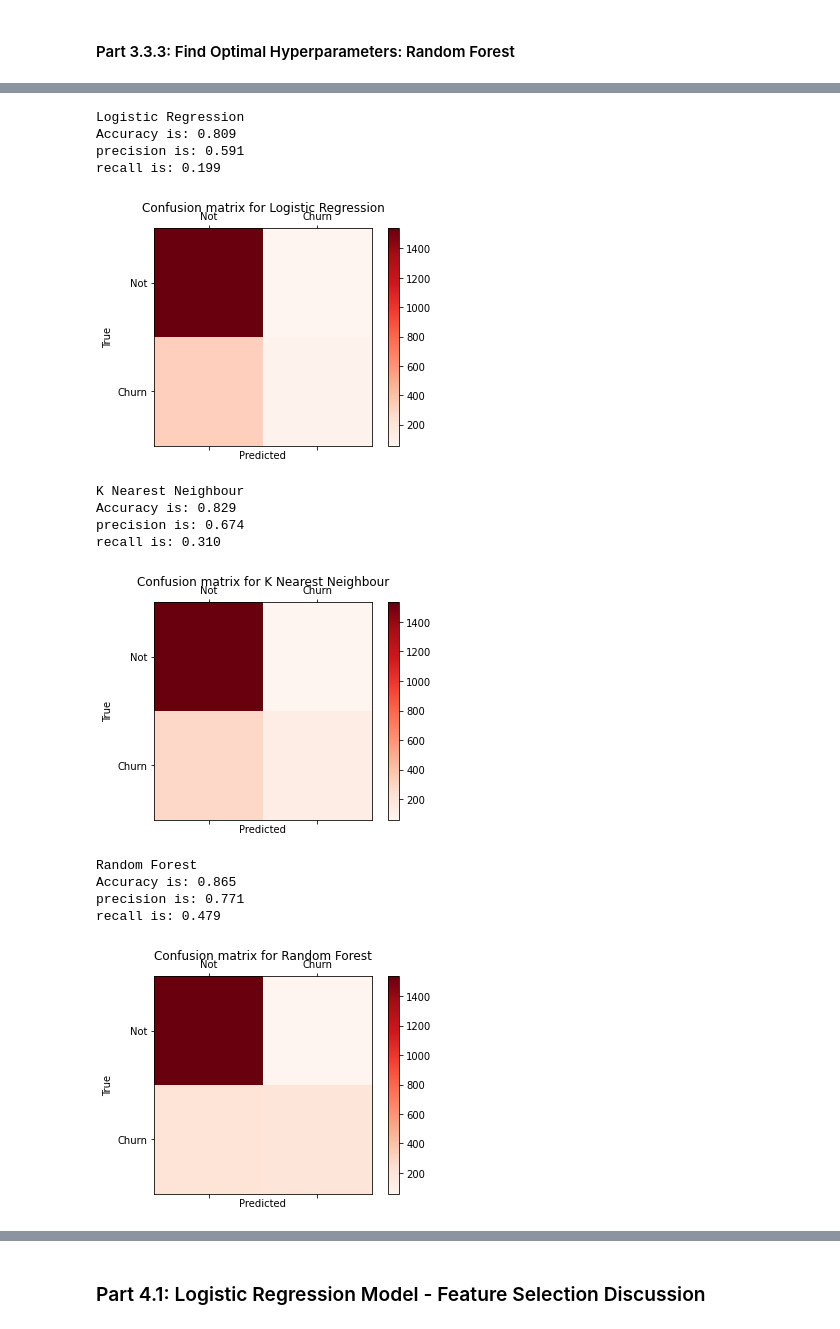
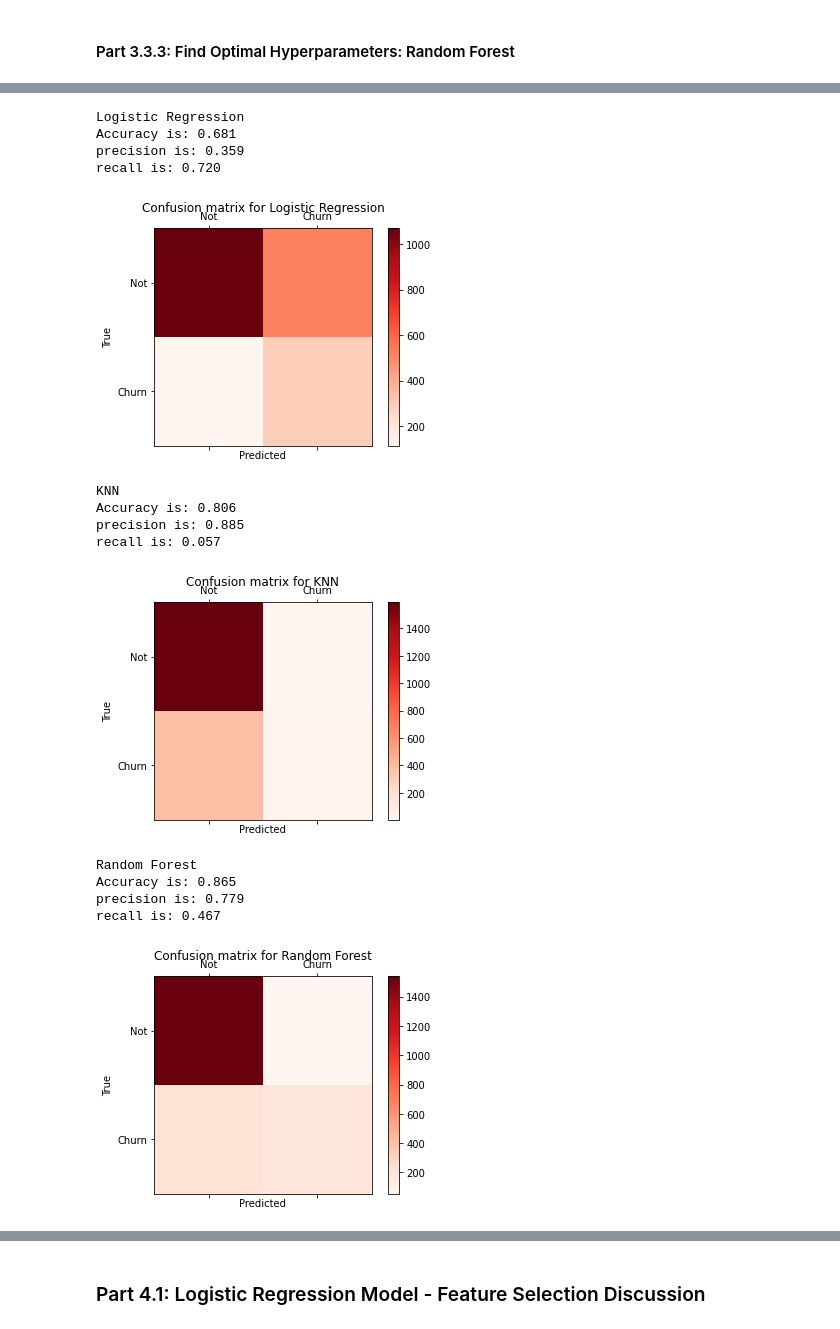
Before and after one commit to sherryzhou0201/Industry-related-projects, a Jupyter notebook: Churn_Supervised_Learning_Project_Sherry.ipynb, the cells around one changed output, grey strips where cells are left out. Saved outputs shown, nothing was run; the diff lists cells and outputs as text; code cells hidden in the pictures.

```diff
--- a/Churn_Supervised_Learning_Project_Sherry.ipynb
+++ b/Churn_Supervised_Learning_Project_Sherry.ipynb
@@ -487,26 +580,41 @@ def draw_confusion_matrices(confusion_matricies):
 # %%
 # the sequence: true value first， and the prediction
 # Confusion matrix, accuracy, precison and recall for random forest and logistic regression
+
+# from 3.4.1, we know the optimal threshold
+# LR
+optimal_threshold=thresholds[np.argmax(tpr_lr - fpr_lr)]
+predicted_proba = best_LR_model.predict_proba(X_test_scaled)
+predicted_value_lr = (predicted_proba [:,1] >= optimal_threshold).astype('int')
+# KNN
+optimal_threshold=thresholds[np.argmax(tpr_knn - fpr_knn)]
+predicted_proba = best_KNN_model.predict_proba(X_test_scaled)
+predicted_value_knn = (predicted_proba [:,1] >= optimal_threshold).astype('int')
+# RF
+optimal_threshold=thresholds[np.argmax(tpr_rf - fpr_rf)]
+predicted_proba = best_RF_model.predict_proba(X_test)
+predicted_value_rf = (predicted_proba [:,1] >= optimal_threshold).astype('int')
+
 confusion_matrices = [
-    ("Logistic Regression", confusion_matrix(y_test,best_LR_model.predict(X_test_scaled))),
-    ("K Nearest Neighbour", confusion_matrix(y_test,best_KNN_model.predict(X_test_scaled))),
-    ("Random Forest", confusion_matrix(y_test,best_RF_model.predict(X_test)))
+  ("Logistic Regression", confusion_matrix(y_test,predicted_value_lr)),
+  ("KNN", confusion_matrix(y_test,predicted_value_knn)),
+  ("Random Forest", confusion_matrix(y_test,predicted_value_rf))
 ]
 
 draw_confusion_matrices(confusion_matrices)
 # %% [output]
 Logistic Regression
-Accuracy is: 0.809
-precision is: 0.591
-recall is: 0.199
+Accuracy is: 0.681
+precision is: 0.359
+recall is: 0.720
-[figure, old version]
+[figure, new version]
-K Nearest Neighbour
-Accuracy is: 0.829
-precision is: 0.674
-recall is: 0.310
+KNN
+Accuracy is: 0.806
+precision is: 0.885
+recall is: 0.057
-[figure, old version]
+[figure, new version]
 Random Forest
 Accuracy is: 0.865
-precision is: 0.771
-recall is: 0.479
+precision is: 0.779
+recall is: 0.467
 [figure]
```
Also changed, not shown: parts of 32 cells of this notebook.
